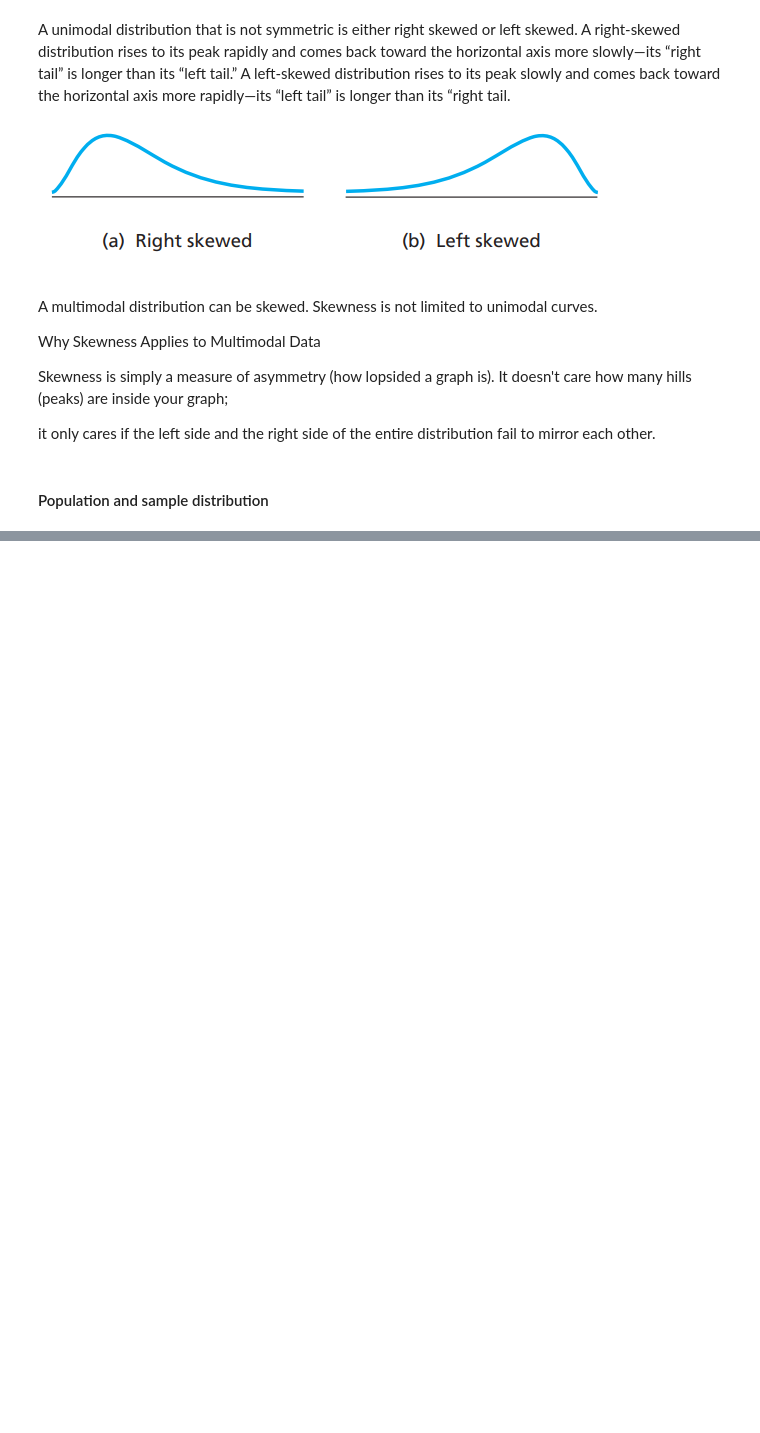
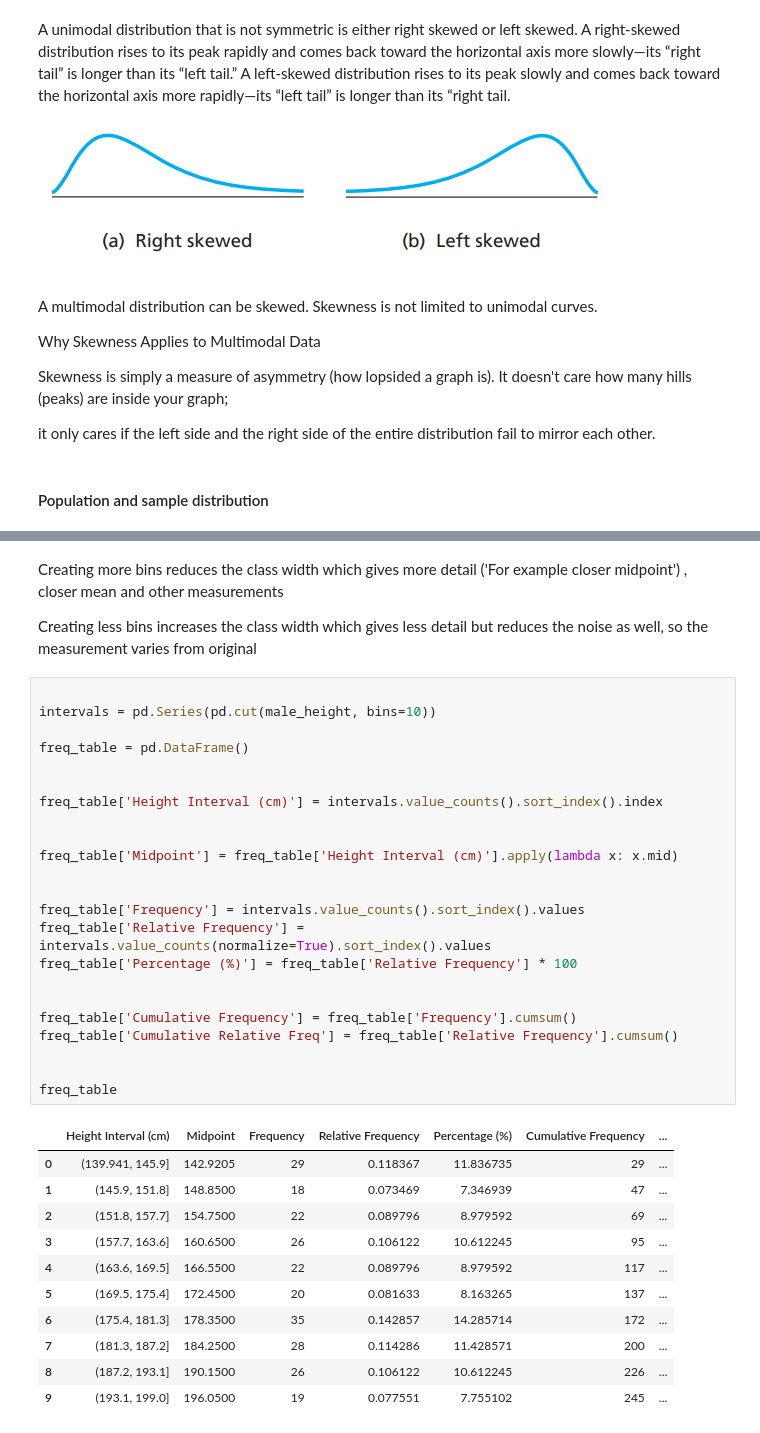
Before and after one commit to qamarr6092/math-with-python, a Jupyter notebook: Statistics/statistics.ipynb, the cells around one changed output, grey strips where cells are left out. Saved outputs shown, nothing was run; the diff lists cells and outputs as text; blank space fills up the shorter version.

Commit message:
Measure of center

```diff
--- a/Statistics/statistics.ipynb
+++ b/Statistics/statistics.ipynb
@@ -563,0 +603,39 @@ plt.show()
+# %% [markdown]
+Creating more bins reduces the class width which gives more detail ('For example closer midpoint') , closer mean and other measurements
+
+Creating less bins increases the class width which gives less detail but reduces the noise as well, so the measurement varies from original
+# %%
+
+intervals = pd.Series(pd.cut(male_height, bins=10))
+
+freq_table = pd.DataFrame()
+
+
+freq_table['Height Interval (cm)'] = intervals.value_counts().sort_index().index
+
+
+freq_table['Midpoint'] = freq_table['Height Interval (cm)'].apply(lambda x: x.mid)
+
+
+freq_table['Frequency'] = intervals.value_counts().sort_index().values
+freq_table['Relative Frequency'] = intervals.value_counts(normalize=True).sort_index().values
+freq_table['Percentage (%)'] = freq_table['Relative Frequency'] * 100
+
+
+freq_table['Cumulative Frequency'] = freq_table['Frequency'].cumsum()
+freq_table['Cumulative Relative Freq'] = freq_table['Relative Frequency'].cumsum()
+
+
+freq_table
+# %% [output]
+|  | Height Interval (cm) | Midpoint | Frequency | Relative Frequency | Percentage (%) | Cumulative Frequency | ... |
+| 0 | (139.941, 145.9] | 142.9205 | 29 | 0.118367 | 11.836735 | 29 | ... |
+| 1 | (145.9, 151.8] | 148.8500 | 18 | 0.073469 | 7.346939 | 47 | ... |
+| 2 | (151.8, 157.7] | 154.7500 | 22 | 0.089796 | 8.979592 | 69 | ... |
+| 3 | (157.7, 163.6] | 160.6500 | 26 | 0.106122 | 10.612245 | 95 | ... |
+| 4 | (163.6, 169.5] | 166.5500 | 22 | 0.089796 | 8.979592 | 117 | ... |
+| 5 | (169.5, 175.4] | 172.4500 | 20 | 0.081633 | 8.163265 | 137 | ... |
+| 6 | (175.4, 181.3] | 178.3500 | 35 | 0.142857 | 14.285714 | 172 | ... |
+| 7 | (181.3, 187.2] | 184.2500 | 28 | 0.114286 | 11.428571 | 200 | ... |
+| 8 | (187.2, 193.1] | 190.1500 | 26 | 0.106122 | 10.612245 | 226 | ... |
+| 9 | (193.1, 199.0] | 196.0500 | 19 | 0.077551 | 7.755102 | 245 | ... |
```
Also changed, not shown: parts of 35 cells of this notebook.
